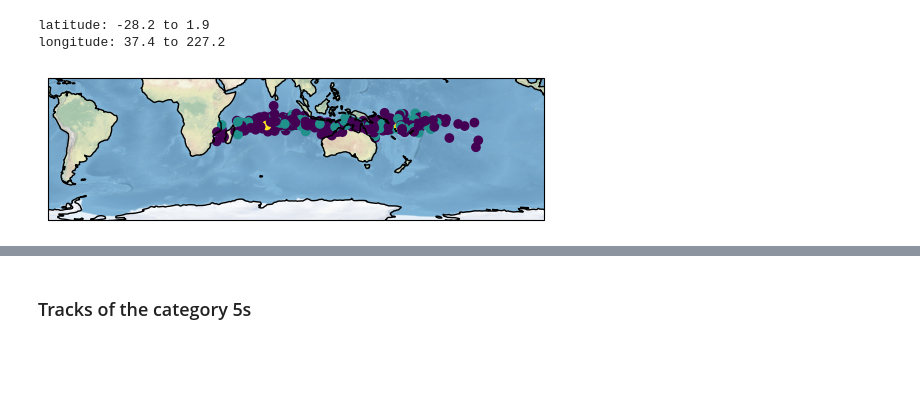
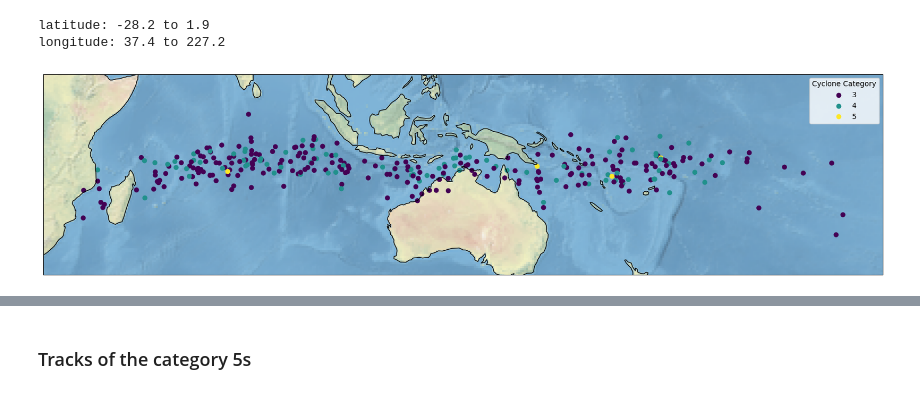
Before and after one commit to sydney-machine-learning/cyclonecategory_GCMs, a Jupyter notebook: Climate Project/albert/notebooks/cyclones.ipynb, the cells around one changed output, grey strips where cells are left out. Saved outputs shown, nothing was run; the diff lists cells and outputs as text; code cells hidden in the pictures; blank space fills up the shorter version.

```diff
--- a/Climate Project/albert/notebooks/cyclones.ipynb
+++ b/Climate Project/albert/notebooks/cyclones.ipynb
@@ -71,5 +58 @@ def get_category(wind_speed_kn):
-# %%
-relevant_df['Peak Wind'] = relevant_df.groupby('id')['Speed(knots)'].transform('max')
-# %%
-relevant_df['Category'] = relevant_df.loc[:,'Peak Wind'].apply(lambda wind_speed: get_category(wind_speed))
 # %%
@@ -128,6 +144,6 @@ sns.histplot(one_per_id, x='Category', discrete=True)
 [figure]
 # %%
-severe_cyclones = relevant_df.loc[relevant_df.loc[:, 'Category'] >= 3]
+severe_cyclones = relevant_df.loc[relevant_df.loc[:, 'category'] >= 3]
 severe_one_per_id = severe_cyclones.drop_duplicates(subset='id')
 severe_one_per_id.shape[0] ## TOTAL OF 326 Cyclones >= category 3
 # %% [output]
@@ -139,6 +155,7 @@ min_lat = severe_one_per_id['latitude'].min()
 
 max_long = severe_one_per_id['longitude'].max()
 max_lat = severe_one_per_id['latitude'].max()
+centre_long = (max_long-min_long)/2
 
 print('latitude: ' + str(min_lat) + ' to ' + str(max_lat))
 print('longitude: ' + str(min_long) + ' to ' + str(max_long))
@@ -146,15 +163,16 @@ print('longitude: ' + str(min_long) + ' to ' + str(max_long))
 latitude: -28.2 to 1.9
 longitude: 37.4 to 227.2
 # %%
-ax = plt.axes(projection=ccrs.PlateCarree(central_longitude= (max_long-min_long)/2))
-ax.set_extent([min_long, max_long ,min_lat,max_lat])
+height = 5
+fig = plt.figure(figsize=((max_long - min_long)/(max_lat-min_lat)*height, height))
+ax = plt.axes(projection=ccrs.PlateCarree(central_longitude= centre_long))
+ax.set_extent([min_long - 10, max_long + 10 ,min_lat - 10,max_lat + 10], ccrs.PlateCarree())
 ax.coastlines()
 ax.stock_img()
 
-colours = ['red', 'orange', 'green']
-
-plt.scatter(x=severe_one_per_id['longitude'], y=severe_one_per_id['latitude'], cmap='viridis',c=severe_one_per_id['Category'], transform=ccrs.PlateCarree())
-
+scatter = plt.scatter(x=severe_one_per_id['longitude'], y=severe_one_per_id['latitude'], cmap='viridis',c=severe_one_per_id['category'], transform=ccrs.PlateCarree(), s=35)
+ax.legend(*scatter.legend_elements(),title="Cyclone Category")
 plt.show()
+fig.savefig('./media/cyclone_map/all_severe.png')
 # %% [output]
-[figure, old version]
+[figure, new version]
```
Also changed, not shown: parts of 27 cells of this notebook, 25 other files.
